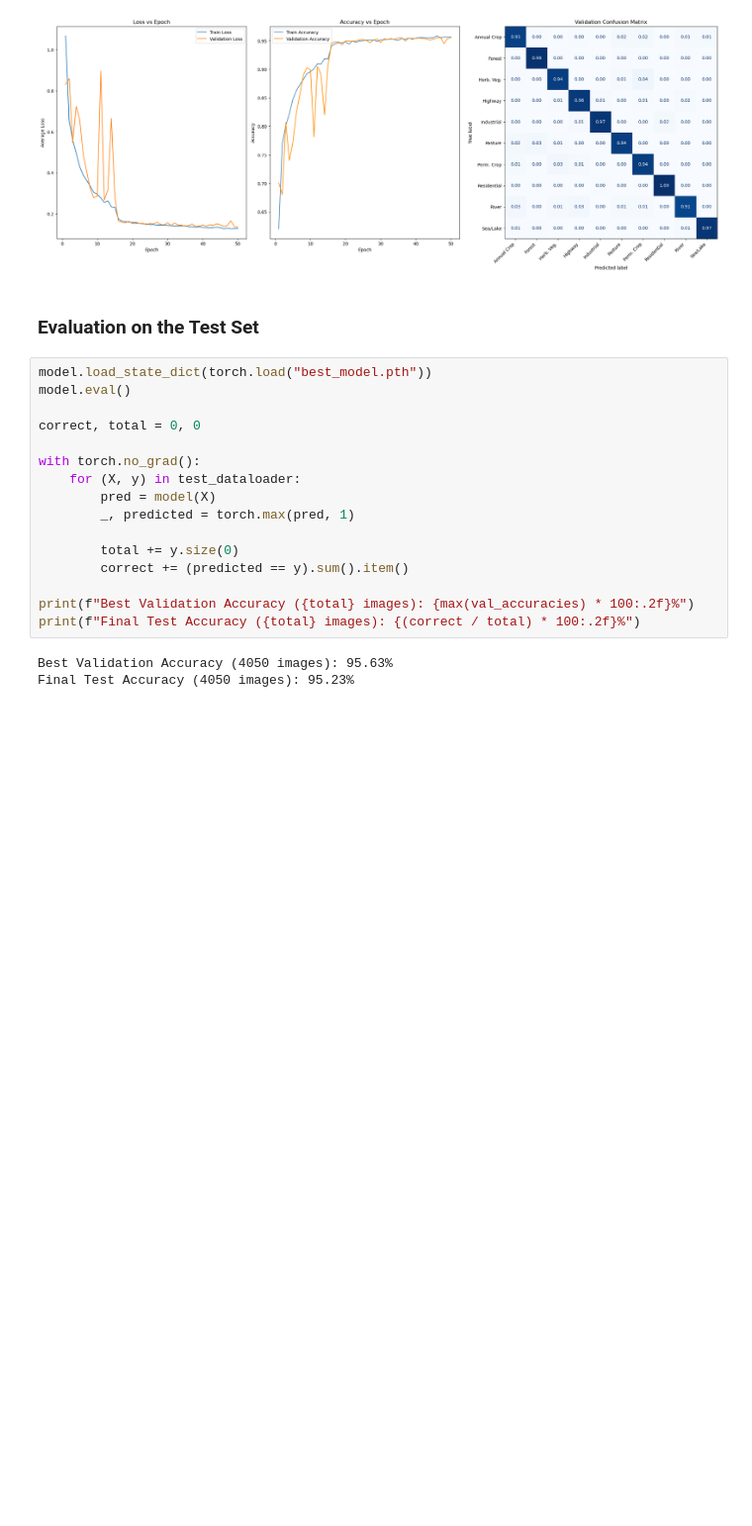
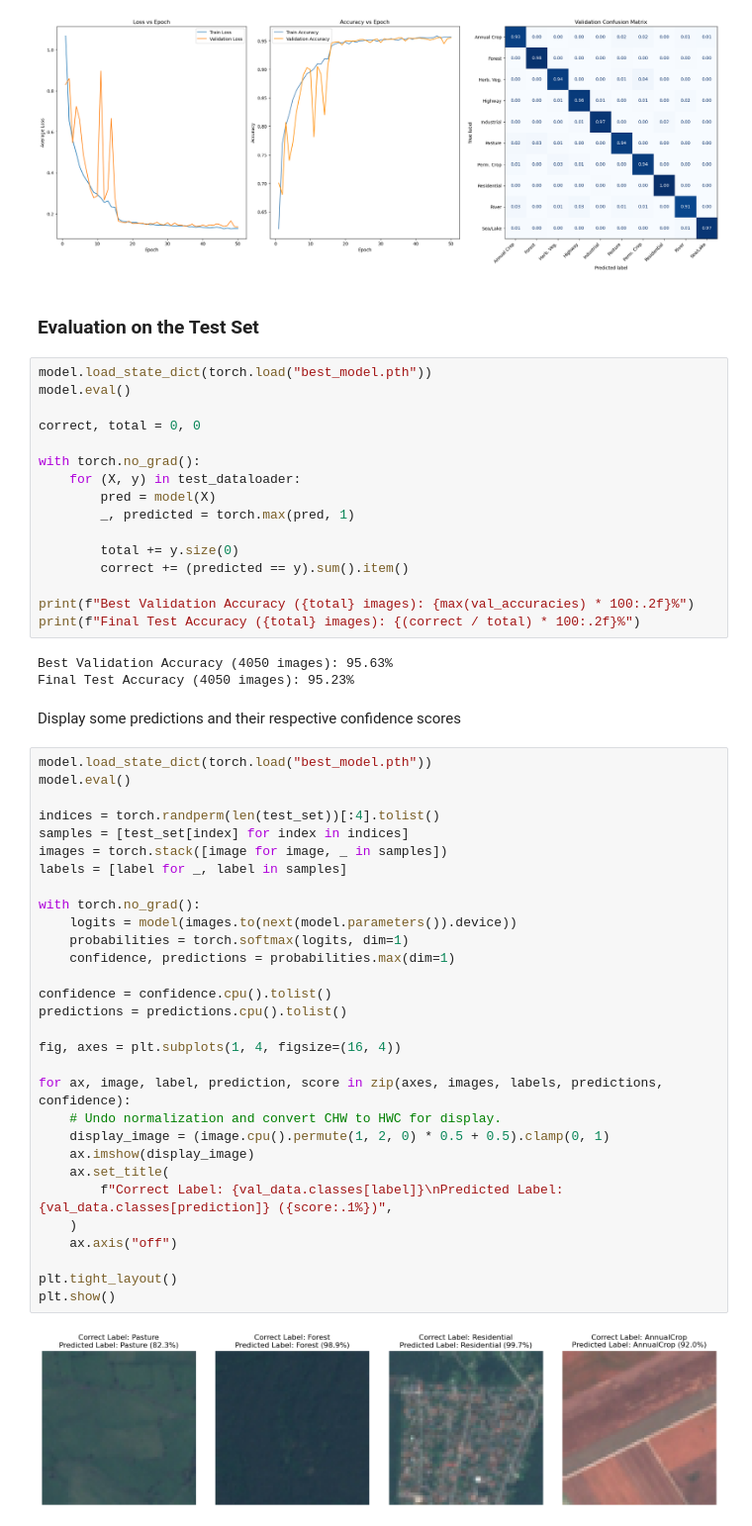
Before and after one commit to Trungu/EuroSAT-PyTorch-Classifier, a Jupyter notebook: data.ipynb, the cells around one changed output. Shown at 99% size. Drawn from its saved outputs; the diff is of its cells as text; blank space fills up the shorter version.

```diff
--- a/data.ipynb
+++ b/data.ipynb
@@ -403,3 +408,37 @@ print(f"Final Test Accuracy ({total} images): {(correct / total) * 100:.2f}%")
 # %% [output]
 Best Validation Accuracy (4050 images): 95.63%
 Final Test Accuracy (4050 images): 95.23%
+# %% [markdown]
+Display some predictions and their respective confidence scores
+# %%
+model.load_state_dict(torch.load("best_model.pth"))
+model.eval()
+
+indices = torch.randperm(len(test_set))[:4].tolist()
+samples = [test_set[index] for index in indices]
+images = torch.stack([image for image, _ in samples])
+labels = [label for _, label in samples]
+
+with torch.no_grad():
+    logits = model(images.to(next(model.parameters()).device))
+    probabilities = torch.softmax(logits, dim=1)
+    confidence, predictions = probabilities.max(dim=1)
+
+confidence = confidence.cpu().tolist()
+predictions = predictions.cpu().tolist()
+
+fig, axes = plt.subplots(1, 4, figsize=(16, 4))
+
+for ax, image, label, prediction, score in zip(axes, images, labels, predictions, confidence):
+    # Undo normalization and convert CHW to HWC for display.
+    display_image = (image.cpu().permute(1, 2, 0) * 0.5 + 0.5).clamp(0, 1)
+    ax.imshow(display_image)
+    ax.set_title(
+        f"Correct Label: {val_data.classes[label]}\nPredicted Label: {val_data.classes[prediction]} ({score:.1%})",
+    )
+    ax.axis("off")
+
+plt.tight_layout()
+plt.show()
+# %% [output]
+[figure, added]
```
Also changed, not shown: parts of 1 cell of this notebook.
